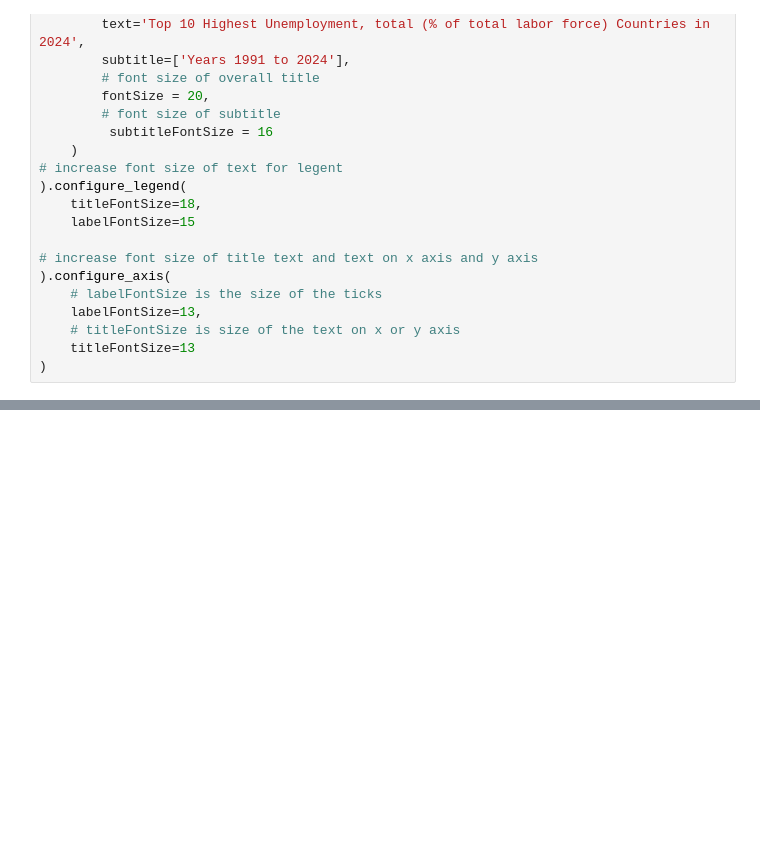
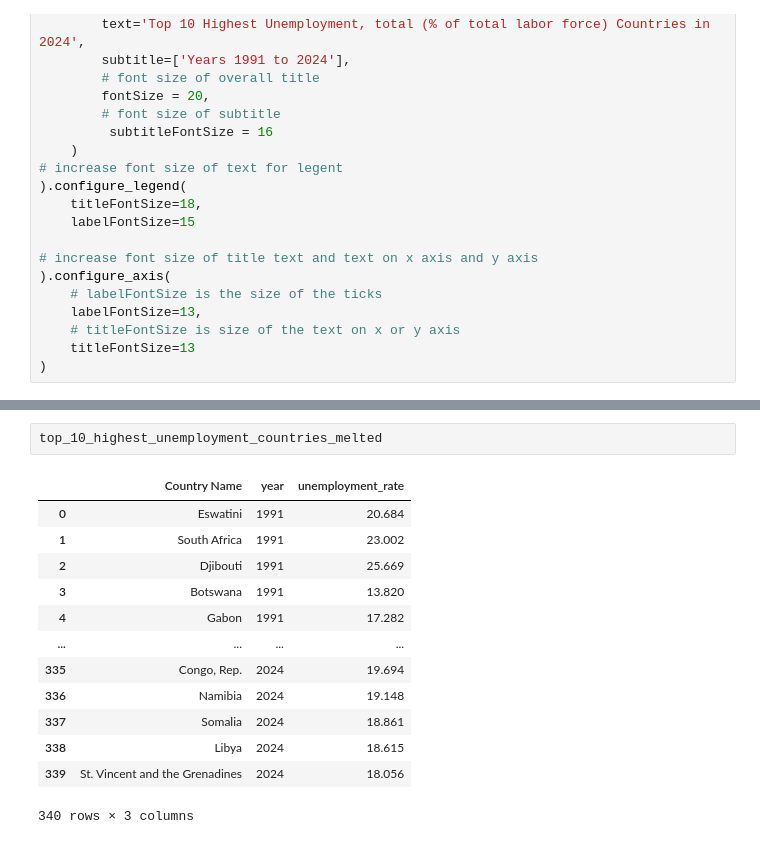
Before and after one commit to sinocelt/useful-pandas-code, a Jupyter notebook: visualization/visualization-03.ipynb, the cells around one changed output, grey strips where cells are left out. Drawn from its saved outputs; the diff is of its cells as text; blank space fills up the shorter version.

```diff
--- a/visualization/visualization-03.ipynb
+++ b/visualization/visualization-03.ipynb
@@ -266,3 +266,19 @@ top_10_highest_unemployment_countries_chart = alt.Chart(top_10_highest_unemploym
 top_10_highest_unemployment_countries_chart
 # %% [output]
 [interactive output not drawn]
+# %%
+top_10_highest_unemployment_countries_melted
+# %% [output]
+|  | Country Name | year | unemployment_rate |
+| 0 | Eswatini | 1991 | 20.684 |
+| 1 | South Africa | 1991 | 23.002 |
+| 2 | Djibouti | 1991 | 25.669 |
+| 3 | Botswana | 1991 | 13.820 |
+| 4 | Gabon | 1991 | 17.282 |
+| ... | ... | ... | ... |
+| 335 | Congo, Rep. | 2024 | 19.694 |
+| 336 | Namibia | 2024 | 19.148 |
+| 337 | Somalia | 2024 | 18.861 |
+| 338 | Libya | 2024 | 18.615 |
+| 339 | St. Vincent and the Grenadines | 2024 | 18.056 |
+340 rows × 3 columns
```
Also changed, not shown: parts of 3 cells of this notebook, 1 other file.
